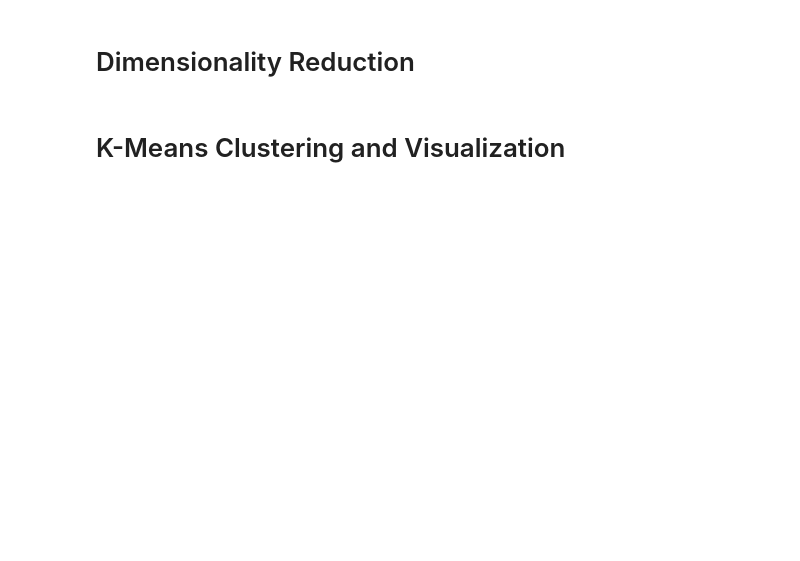
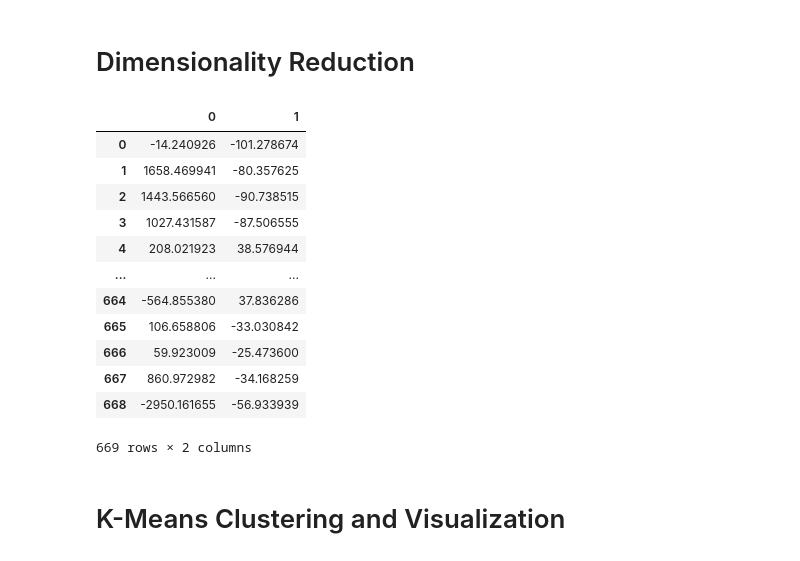
Before and after one commit to EvanLiu0/COGS118B-Project, a Jupyter notebook: Project.ipynb, the cells around one changed output. Saved outputs shown, nothing was run; the diff lists cells and outputs as text; code cells hidden in the pictures; blank space fills up the shorter version.

```diff
--- a/Project.ipynb
+++ b/Project.ipynb
@@ -110,4 +116,23 @@ df2
 # %%
 reduced_data = PCA(n_components=2).fit_transform(df2)
 pcaDf = pd.DataFrame(reduced_data)
 pcaDf
+universalCords = pcaDf.iloc[universalIdx]
+westernCords = pcaDf.iloc[westernIdx]
+easternCords = pcaDf.iloc[easternIdx]
+
+pd.DataFrame(reduced_data)
+# %% [output]
+|  | 0 | 1 |
+| 0 | -14.240926 | -101.278674 |
+| 1 | 1658.469941 | -80.357625 |
+| 2 | 1443.566560 | -90.738515 |
+| 3 | 1027.431587 | -87.506555 |
+| 4 | 208.021923 | 38.576944 |
+| ... | ... | ... |
+| 664 | -564.855380 | 37.836286 |
+| 665 | 106.658806 | -33.030842 |
+| 666 | 59.923009 | -25.473600 |
+| 667 | 860.972982 | -34.168259 |
+| 668 | -2950.161655 | -56.933939 |
+669 rows × 2 columns
```
Also changed, not shown: parts of 13 cells of this notebook.
